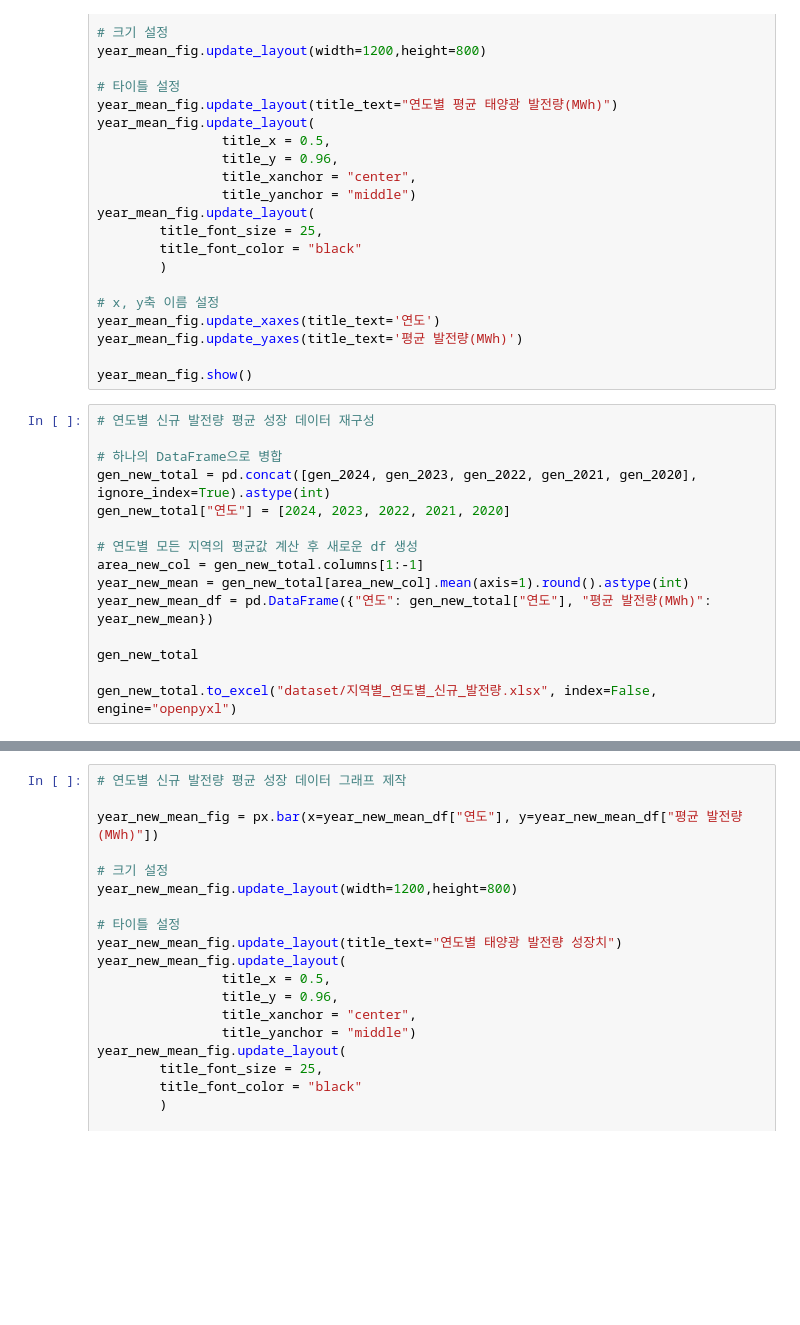
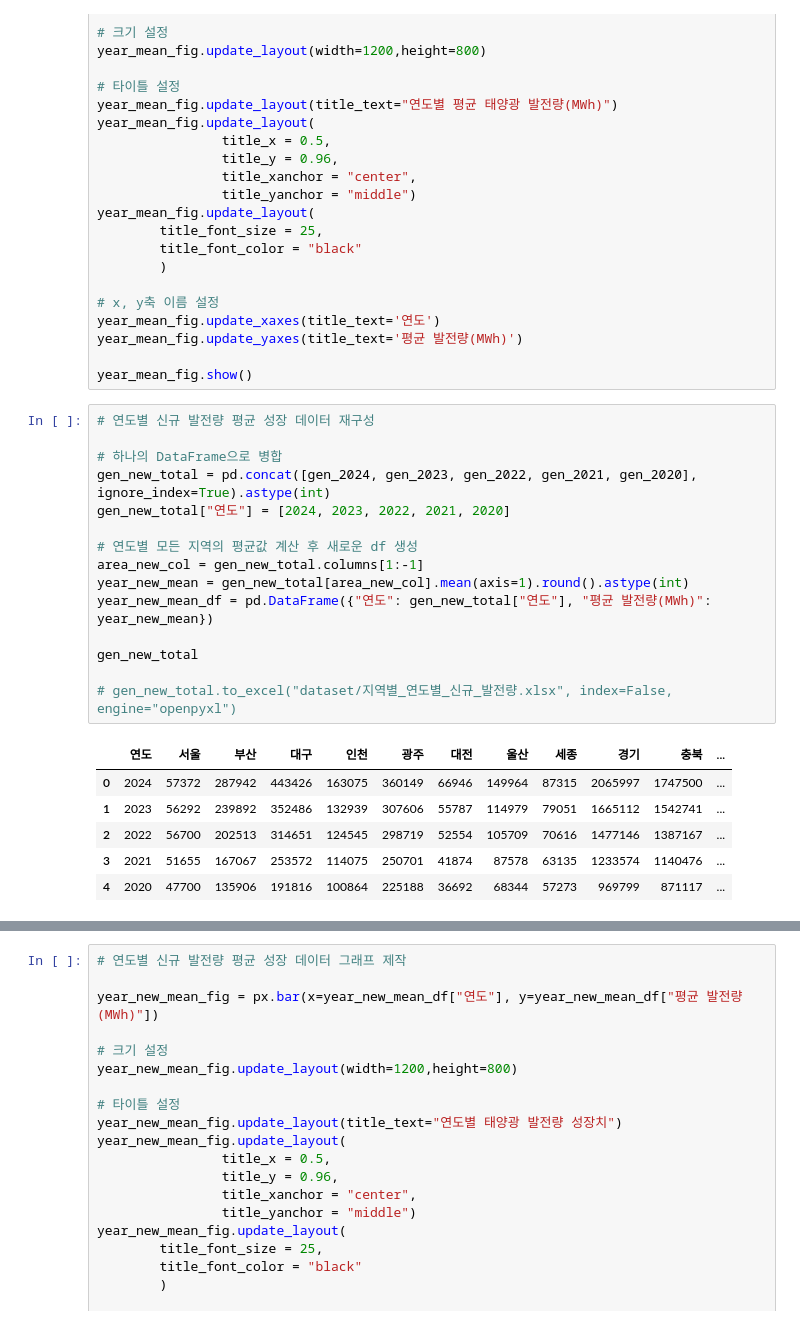
Before and after one commit to taehyunan-99/project_seasonal_renewable_energy, a Jupyter notebook: main.ipynb, the cells around one changed output, grey strips where cells are left out. Saved outputs shown, nothing was run; the diff lists cells and outputs as text; blank space fills up the shorter version.

```diff
--- a/main.ipynb
+++ b/main.ipynb
@@ -219,15 +219,22 @@ year_mean_fig.show()
 # %%
 # 연도별 신규 발전량 평균 성장 데이터 재구성
 
 # 하나의 DataFrame으로 병합
 gen_new_total = pd.concat([gen_2024, gen_2023, gen_2022, gen_2021, gen_2020], ignore_index=True).astype(int)
 gen_new_total["연도"] = [2024, 2023, 2022, 2021, 2020]
 
 # 연도별 모든 지역의 평균값 계산 후 새로운 df 생성
 area_new_col = gen_new_total.columns[1:-1]
 year_new_mean = gen_new_total[area_new_col].mean(axis=1).round().astype(int)
 year_new_mean_df = pd.DataFrame({"연도": gen_new_total["연도"], "평균 발전량(MWh)": year_new_mean})
 
 gen_new_total
 
-gen_new_total.to_excel("dataset/지역별_연도별_신규_발전량.xlsx", index=False, engine="openpyxl")
+# gen_new_total.to_excel("dataset/지역별_연도별_신규_발전량.xlsx", index=False, engine="openpyxl")
+# %% [output]
+|  | 연도 | 서울 | 부산 | 대구 | 인천 | 광주 | 대전 | 울산 | 세종 | 경기 | 충북 | ... |
+| 0 | 2024 | 57372 | 287942 | 443426 | 163075 | 360149 | 66946 | 149964 | 87315 | 2065997 | 1747500 | ... |
+| 1 | 2023 | 56292 | 239892 | 352486 | 132939 | 307606 | 55787 | 114979 | 79051 | 1665112 | 1542741 | ... |
+| 2 | 2022 | 56700 | 202513 | 314651 | 124545 | 298719 | 52554 | 105709 | 70616 | 1477146 | 1387167 | ... |
+| 3 | 2021 | 51655 | 167067 | 253572 | 114075 | 250701 | 41874 | 87578 | 63135 | 1233574 | 1140476 | ... |
+| 4 | 2020 | 47700 | 135906 | 191816 | 100864 | 225188 | 36692 | 68344 | 57273 | 969799 | 871117 | ... |
```
Also changed, not shown: parts of 3 cells of this notebook.
